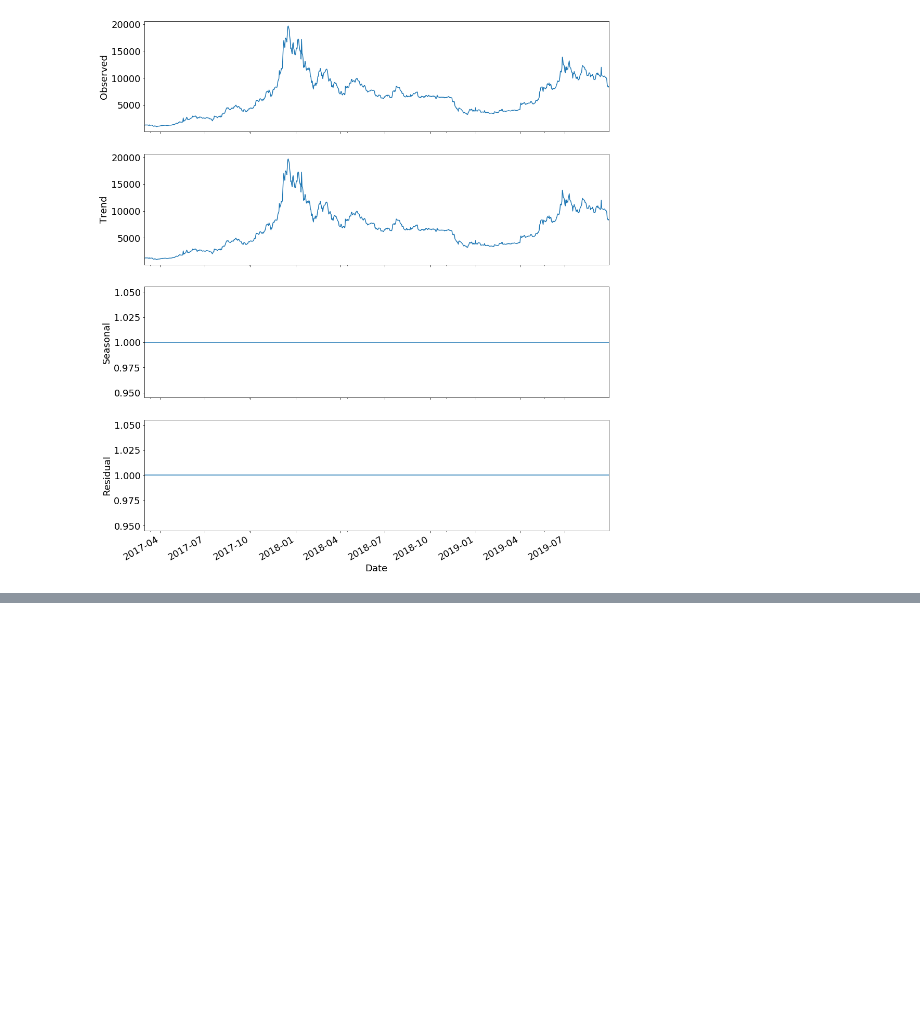
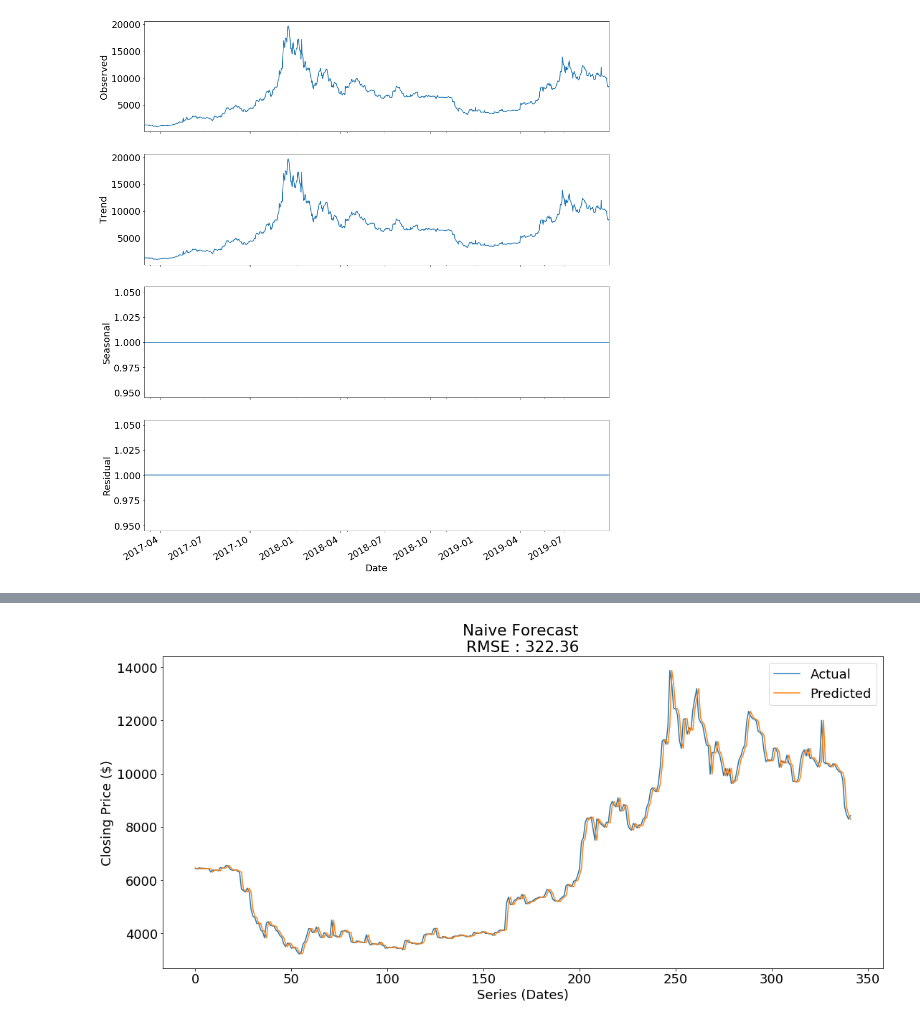
Before and after one commit to rohanjoseph93/Stock-Analysis-in-Python, a Jupyter notebook: coinbase.ipynb, the cells around one changed output, grey strips where cells are left out. Saved outputs shown, nothing was run; the diff lists cells and outputs as text; code cells hidden in the pictures; blank space fills up the shorter version.

```diff
--- a/coinbase.ipynb
+++ b/coinbase.ipynb
@@ -113,0 +189,24 @@ plt.show()
+# %%
+history = [x for x in x_train]
+predictions = list()
+for i in range(len(x_valid.values)):
+    # make prediction
+    yhat = history[-1]
+    predictions.append(yhat)
+    # observation
+    history.append(x_valid[i])
+
+rmse = round(sqrt(mean_squared_error(x_valid, predictions)),2)
+
+# plot predictions vs observations
+plt.plot(x_valid.values, label = 'Actual')
+plt.plot(predictions, label = 'Predicted')
+plt.xlabel('Series (Dates)')
+plt.ylabel('Closing Price ($)')
+plt.legend()
+plt.title('Naive Forecast \n' + 'RMSE : ' + str(rmse))
+size = plt.gcf()
+size.set_size_inches(18,8)
+plt.show()
+# %% [output]
+[figure, added]
```
Also changed, not shown: parts of 12 cells of this notebook.
